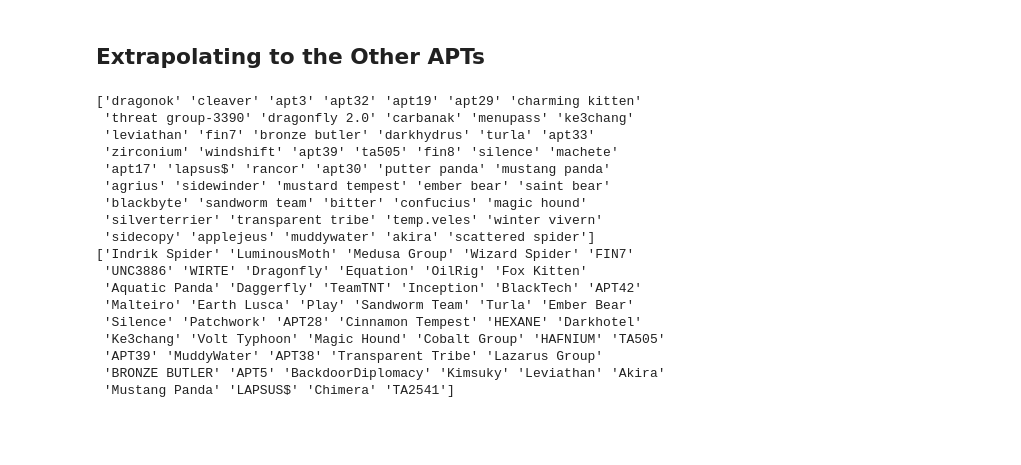
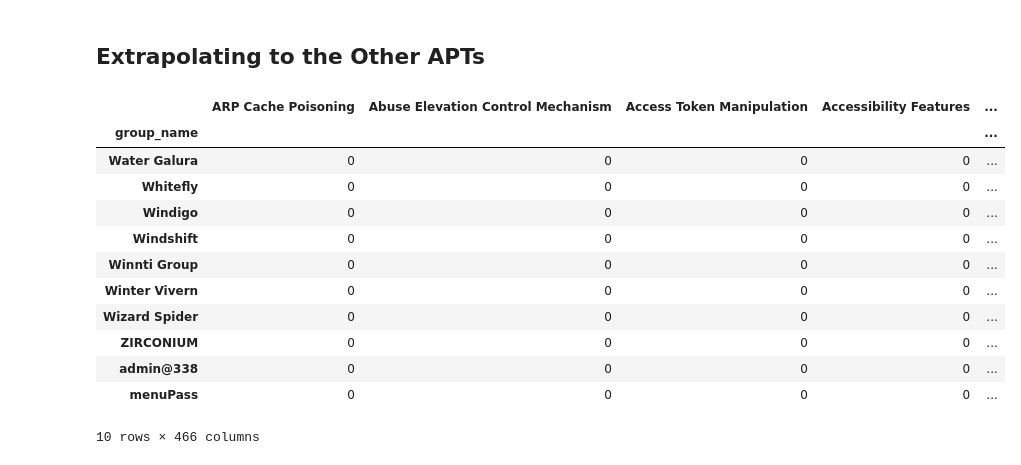
Before and after one commit to Math-UC/attack-stix-data, a Jupyter notebook: apt_project/techniques/technique_countries_ml.ipynb, the cells around one changed output. Cells and saved outputs as stored; diff of their text form; code cells hidden in the pictures; blank space fills up the shorter version.

```diff
--- a/apt_project/techniques/technique_countries_ml.ipynb
+++ b/apt_project/techniques/technique_countries_ml.ipynb
@@ -73,45 +89,37 @@ events_df['ml_target_risk'] = victim_model.predict(X_all)
 # %%
 from sklearn.preprocessing import MultiLabelBinarizer
 
 # Group technique names by APT group_name
 grouped = (
     group_techniques_df
     .groupby("group_name")["technique_name"]
     .apply(list)
 )
 
 # Multi-label binarize
 mlb = MultiLabelBinarizer()
 tech_matrix = mlb.fit_transform(grouped)
 
 # Build the technique matrix DataFrame
 group_tech_matrix_df = pd.DataFrame(
     tech_matrix,
     index=grouped.index,      # IMPORTANT: use .index, not grouped directly
     columns=mlb.classes_
 )
 
-#group_tech_matrix_df.tail(10)
+group_tech_matrix_df.tail(10)
+# %% [output]
+|  | ARP Cache Poisoning | Abuse Elevation Control Mechanism | Access Token Manipulation | Accessibility Features | ... |
+| group_name |  |  |  |  | ... |
+| Water Galura | 0 | 0 | 0 | 0 | ... |
+| Whitefly | 0 | 0 | 0 | 0 | ... |
+| Windigo | 0 | 0 | 0 | 0 | ... |
+| Windshift | 0 | 0 | 0 | 0 | ... |
+| Winnti Group | 0 | 0 | 0 | 0 | ... |
+| Winter Vivern | 0 | 0 | 0 | 0 | ... |
+| Wizard Spider | 0 | 0 | 0 | 0 | ... |
+| ZIRCONIUM | 0 | 0 | 0 | 0 | ... |
+| admin@338 | 0 | 0 | 0 | 0 | ... |
+| menuPass | 0 | 0 | 0 | 0 | ... |
+10 rows × 466 columns
-# %%
-print(events_df['apt_group'].dropna().unique()[:50])
-print(group_techniques_df['group_name'].unique()[:50])
-# %% [output]
-['dragonok' 'cleaver' 'apt3' 'apt32' 'apt19' 'apt29' 'charming kitten'
- 'threat group-3390' 'dragonfly 2.0' 'carbanak' 'menupass' 'ke3chang'
- 'leviathan' 'fin7' 'bronze butler' 'darkhydrus' 'turla' 'apt33'
- 'zirconium' 'windshift' 'apt39' 'ta505' 'fin8' 'silence' 'machete'
- 'apt17' 'lapsus$' 'rancor' 'apt30' 'putter panda' 'mustang panda'
- 'agrius' 'sidewinder' 'mustard tempest' 'ember bear' 'saint bear'
- 'blackbyte' 'sandworm team' 'bitter' 'confucius' 'magic hound'
- 'silverterrier' 'transparent tribe' 'temp.veles' 'winter vivern'
- 'sidecopy' 'applejeus' 'muddywater' 'akira' 'scattered spider']
-['Indrik Spider' 'LuminousMoth' 'Medusa Group' 'Wizard Spider' 'FIN7'
- 'UNC3886' 'WIRTE' 'Dragonfly' 'Equation' 'OilRig' 'Fox Kitten'
- 'Aquatic Panda' 'Daggerfly' 'TeamTNT' 'Inception' 'BlackTech' 'APT42'
- 'Malteiro' 'Earth Lusca' 'Play' 'Sandworm Team' 'Turla' 'Ember Bear'
- 'Silence' 'Patchwork' 'APT28' 'Cinnamon Tempest' 'HEXANE' 'Darkhotel'
- 'Ke3chang' 'Volt Typhoon' 'Magic Hound' 'Cobalt Group' 'HAFNIUM' 'TA505'
- 'APT39' 'MuddyWater' 'APT38' 'Transparent Tribe' 'Lazarus Group'
- 'BRONZE BUTLER' 'APT5' 'BackdoorDiplomacy' 'Kimsuky' 'Leviathan' 'Akira'
- 'Mustang Panda' 'LAPSUS$' 'Chimera' 'TA2541']
 # %%
```
Also changed, not shown: parts of 18 cells of this notebook, 3 other files.
